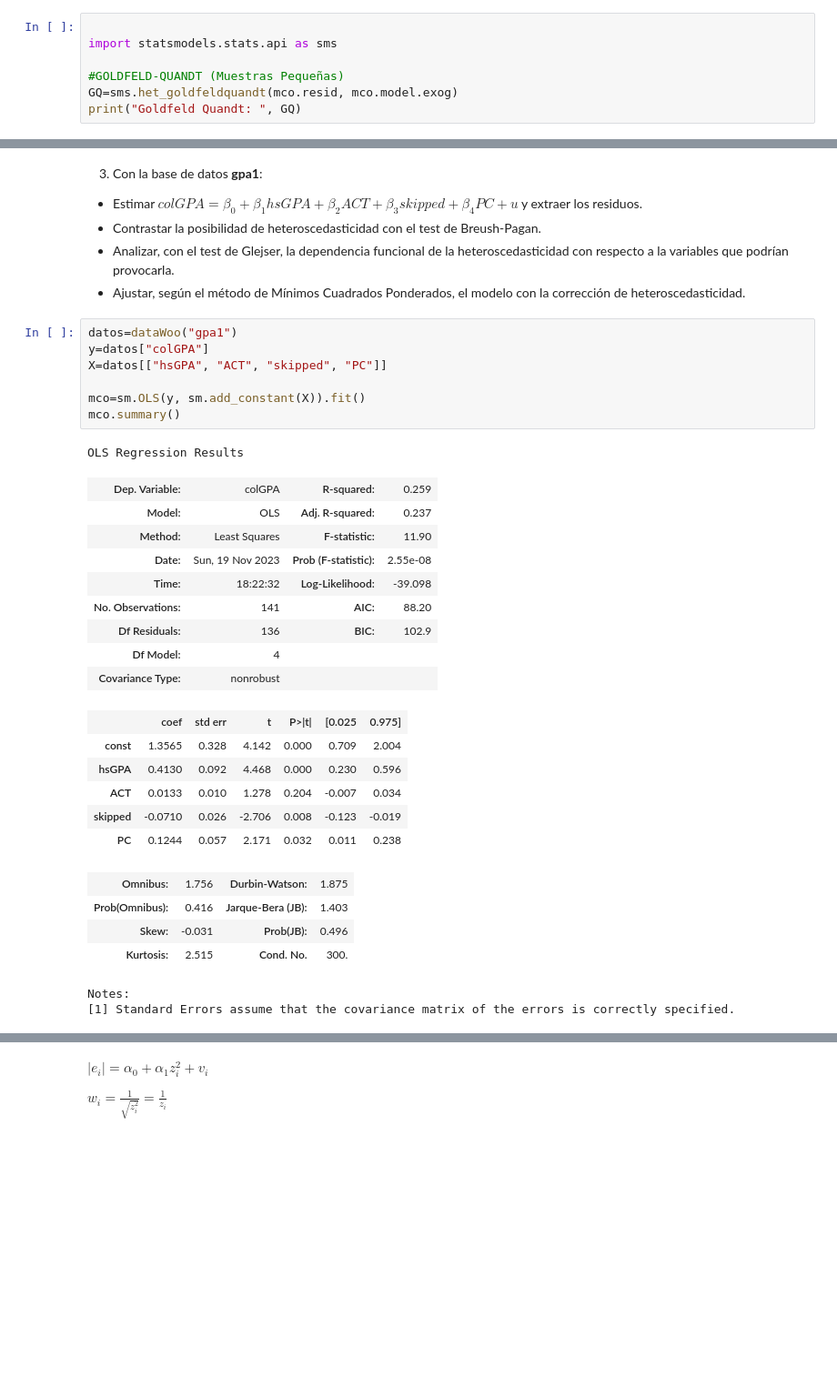
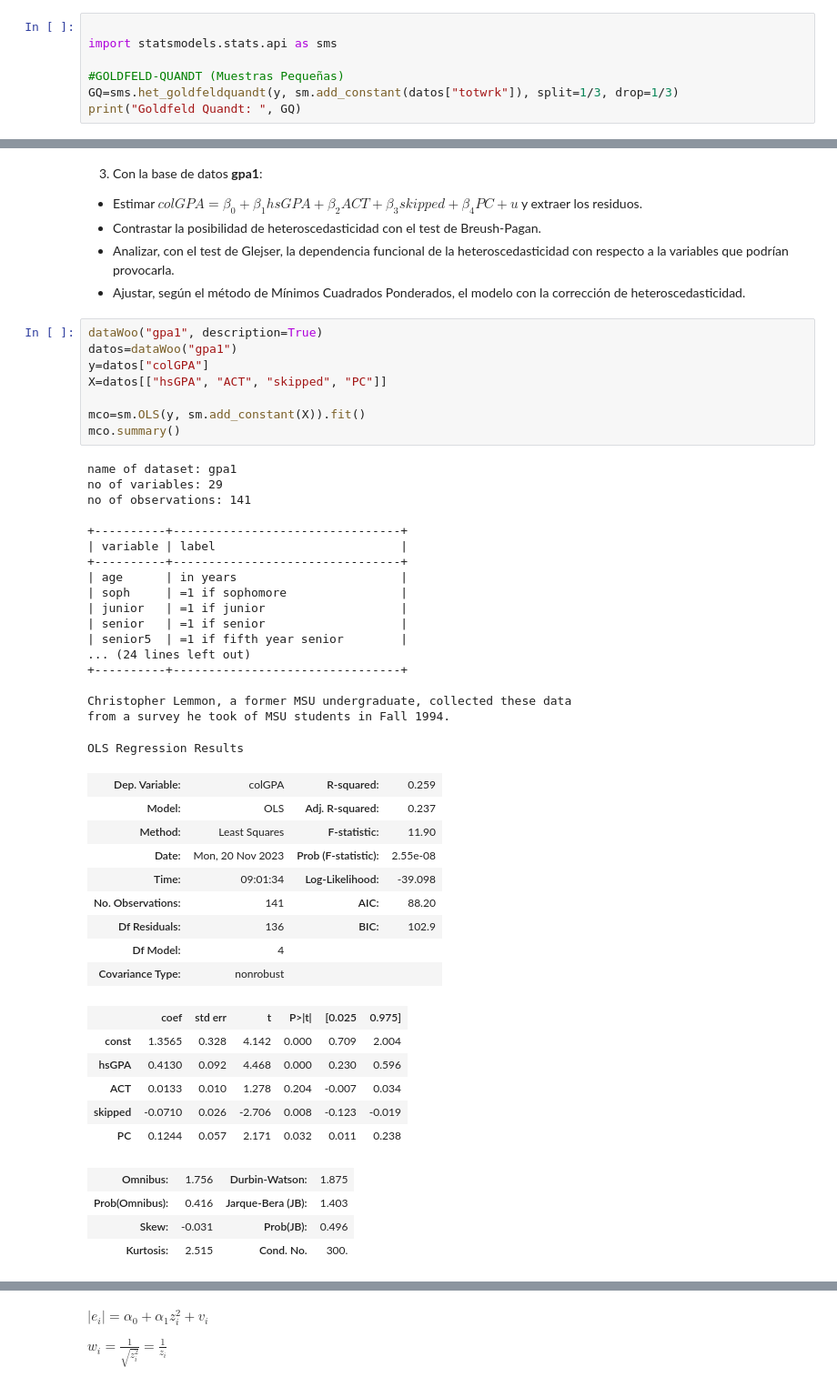
Before and after one commit to vblancoOR/econometria, a Jupyter notebook: 04_ECO_Heteroscedasticidad.ipynb, the cells around one changed output, grey strips where cells are left out. Shown: that part at 91% size. Drawn from its saved outputs; the diff is of its cells as text; blank space fills up the shorter version.

```diff
--- a/04_ECO_Heteroscedasticidad.ipynb
+++ b/04_ECO_Heteroscedasticidad.ipynb
@@ -53,6 +89,6 @@ strong multicollinearity or other numerical problems.
 import statsmodels.stats.api as sms
 
 #GOLDFELD-QUANDT (Muestras Pequeñas)
-GQ=sms.het_goldfeldquandt(mco.resid, mco.model.exog)
+GQ=sms.het_goldfeldquandt(y, sm.add_constant(datos["totwrk"]), split=1/3, drop=1/3)
 print("Goldfeld Quandt: ", GQ)
 # %% [output]
@@ -115,19 +195,37 @@ W=sms.het_white(mco.resid, mco.model.exog)
  - Analizar, con el test de Glejser, la dependencia funcional de la heteroscedasticidad con respecto a la variables que podrían provocarla.
  - Ajustar, según el método de Mínimos Cuadrados Ponderados, el modelo con la corrección de heteroscedasticidad.
 # %%
+dataWoo("gpa1", description=True)
 datos=dataWoo("gpa1")
 y=datos["colGPA"]
 X=datos[["hsGPA", "ACT", "skipped", "PC"]]
 
 mco=sm.OLS(y, sm.add_constant(X)).fit()
 mco.summary()
 # %% [output]
-OLS Regression Results
+name of dataset: gpa1
+no of variables: 29
+no of observations: 141
+
++----------+--------------------------------+
+| variable | label                          |
++----------+--------------------------------+
+| age      | in years                       |
+| soph     | =1 if sophomore                |
+| junior   | =1 if junior                   |
+| senior   | =1 if senior                   |
+| senior5  | =1 if fifth year senior        |
+... (24 lines left out)
++----------+--------------------------------+
+
+Christopher Lemmon, a former MSU undergraduate, collected these data
+from a survey he took of MSU students in Fall 1994.
+OLS Regression Results
 | Dep. Variable: | colGPA | R-squared: | 0.259 |
 | Model: | OLS | Adj. R-squared: | 0.237 |
 | Method: | Least Squares | F-statistic: | 11.90 |
-| Date: | Sun, 19 Nov 2023 | Prob (F-statistic): | 2.55e-08 |
-| Time: | 18:22:32 | Log-Likelihood: | -39.098 |
+| Date: | Mon, 20 Nov 2023 | Prob (F-statistic): | 2.55e-08 |
+| Time: | 09:01:34 | Log-Likelihood: | -39.098 |
 | No. Observations: | 141 | AIC: | 88.20 |
 | Df Residuals: | 136 | BIC: | 102.9 |
 | Df Model: | 4 |  |  |
@@ -142,5 +240,3 @@ OLS Regression Results
 | Prob(Omnibus): | 0.416 | Jarque-Bera (JB): | 1.403 |
 | Skew: | -0.031 | Prob(JB): | 0.496 |
 | Kurtosis: | 2.515 | Cond. No. | 300. |
-Notes:
-[1] Standard Errors assume that the covariance matrix of the errors is correctly specified.
```
Also changed, not shown: parts of 17 cells of this notebook.
